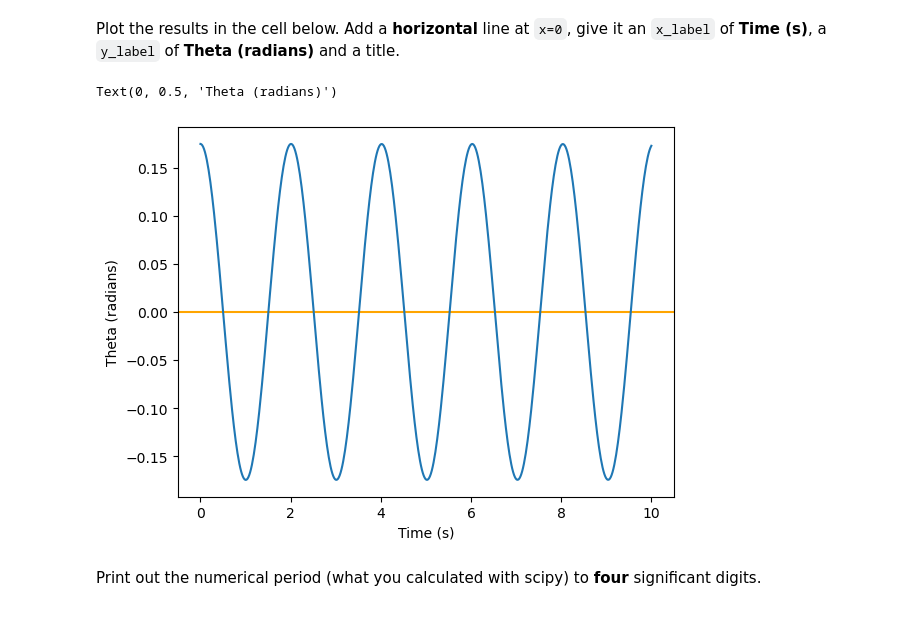
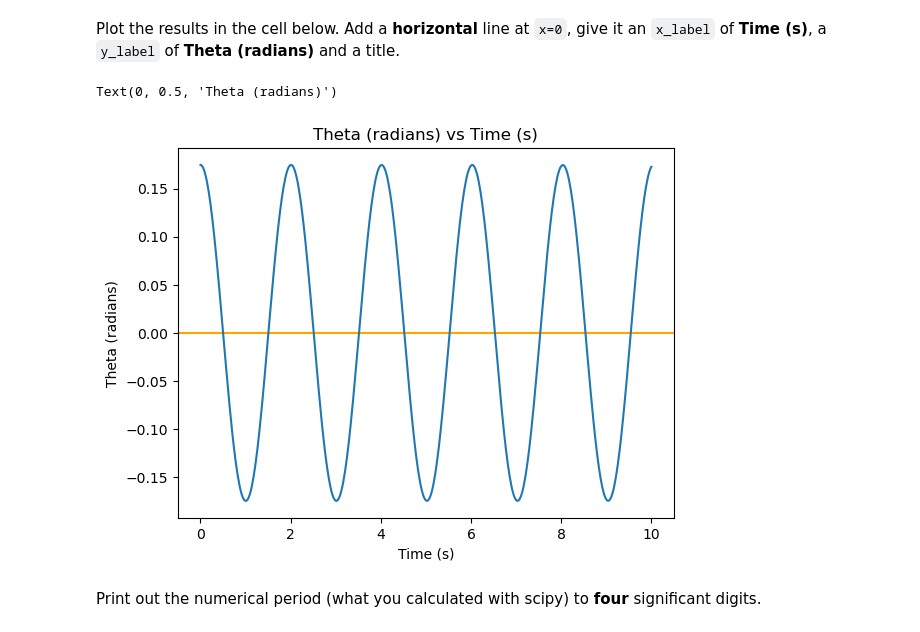
Before and after one commit to MDoshi19/ulab_manank, a Jupyter notebook: homework13/hw13.ipynb, the cells around one changed output. Drawn from its saved outputs; the diff is of its cells as text; code cells hidden in the pictures.

```diff
--- a/homework13/hw13.ipynb
+++ b/homework13/hw13.ipynb
@@ -104,12 +102,13 @@ Plot the results in the cell below. Add a **horizontal** line at `x=0`, give it
 # %%
 # Your code here
 plt.axhline(y=0, label='Horizontal Line', color="orange")
 plt.plot(time_values, theta_values, label="Numerical Solution")
+plt.title("Theta (radians) vs Time (s)")
 plt.xlabel("Time (s)")
 plt.ylabel("Theta (radians)")
 # %% [output]
 Text(0, 0.5, 'Theta (radians)')
-[figure, old version]
+[figure, new version]
 # %% [markdown]
 Print out the numerical period (what you calculated with scipy) to **four** significant digits.
 # %%
```
Also changed, not shown: parts of 2 cells of this notebook.
